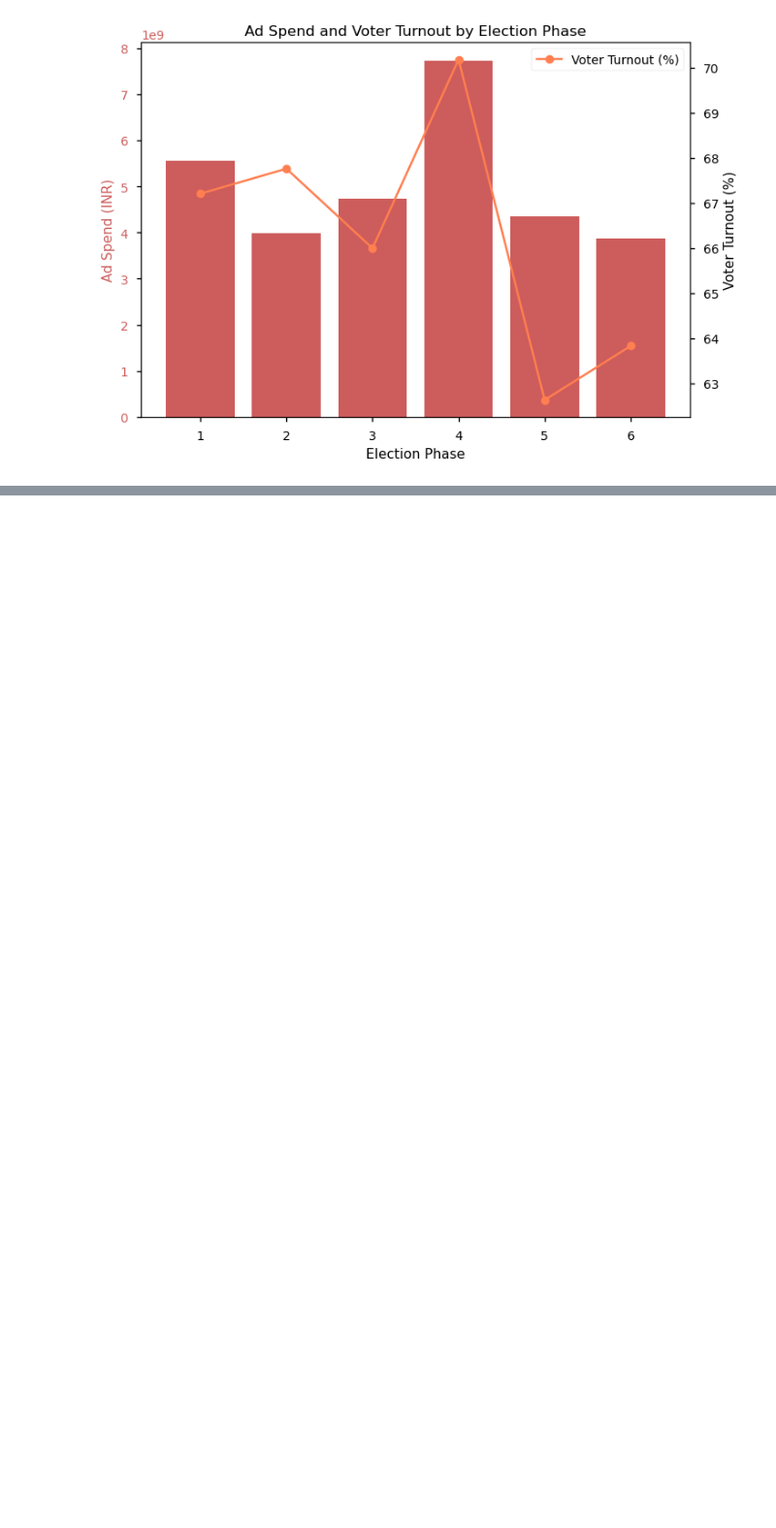
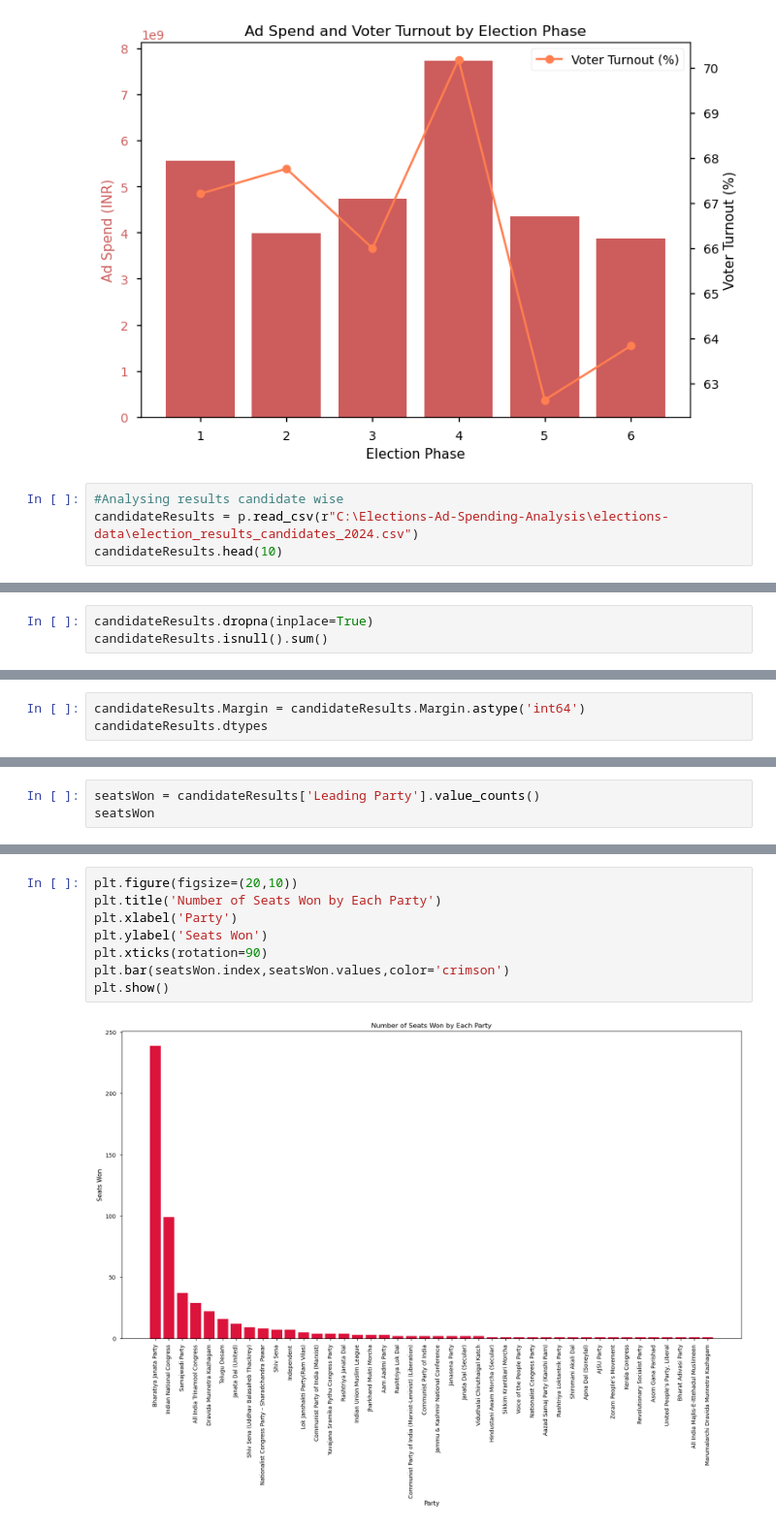
Before and after one commit to sandeepgalipelli/Elections-Ad-Spending-Analysis, a Jupyter notebook: ElectionAdSpending.ipynb, the cells around one changed output, grey strips where cells are left out. Shown at 97% size. Saved outputs shown, nothing was run; the diff lists cells and outputs as text; blank space fills up the shorter version.

```diff
--- a/ElectionAdSpending.ipynb
+++ b/ElectionAdSpending.ipynb
@@ -171,3 +171,7 @@ plt.legend()
 plt.show()
 # %% [output]
 [figure]
+# %%
+#Analysing results candidate wise
+candidateResults = p.read_csv(r"C:\Elections-Ad-Spending-Analysis\elections-data\election_results_candidates_2024.csv")
+candidateResults.head(10)
@@ -173,0 +249,3 @@ plt.show()
+# %%
+candidateResults.dropna(inplace=True)
+candidateResults.isnull().sum()
@@ -173,0 +274,3 @@ plt.show()
+# %%
+candidateResults.Margin = candidateResults.Margin.astype('int64')
+candidateResults.dtypes
@@ -173,0 +311,3 @@ plt.show()
+# %%
+seatsWon = candidateResults['Leading Party'].value_counts()
+seatsWon
@@ -173,0 +332,10 @@ plt.show()
+# %%
+plt.figure(figsize=(20,10))
+plt.title('Number of Seats Won by Each Party')
+plt.xlabel('Party')
+plt.ylabel('Seats Won')
+plt.xticks(rotation=90)
+plt.bar(seatsWon.index,seatsWon.values,color='crimson')
+plt.show()
+# %% [output]
+[figure, added]
```
Also changed, not shown: parts of 13 cells of this notebook.
